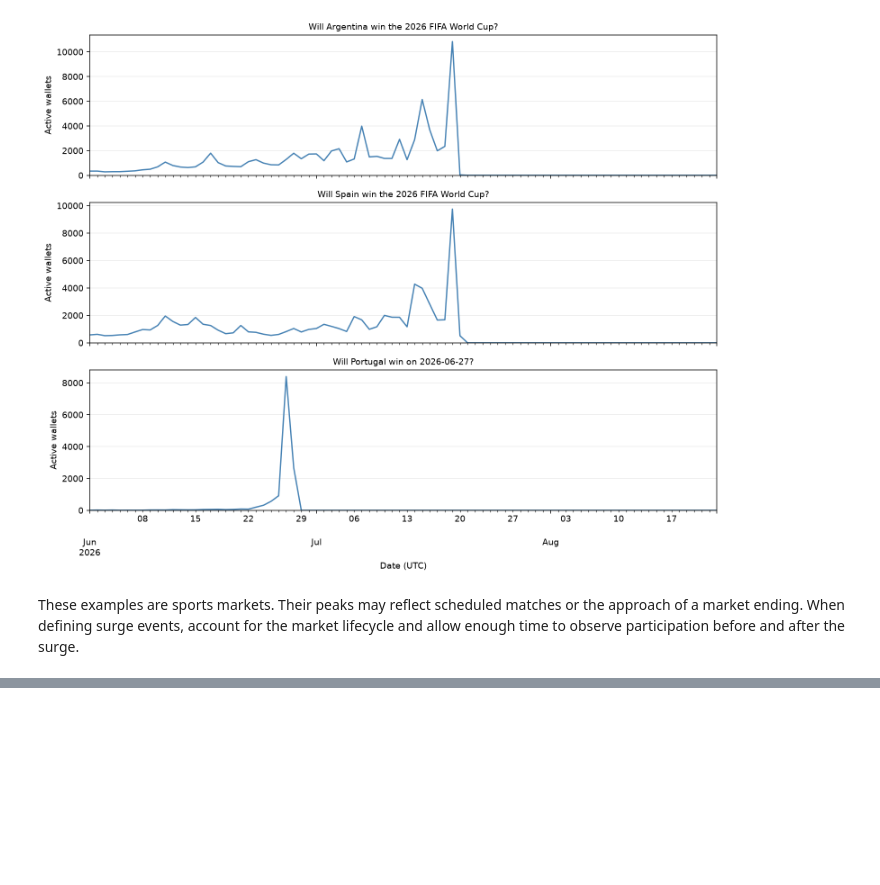
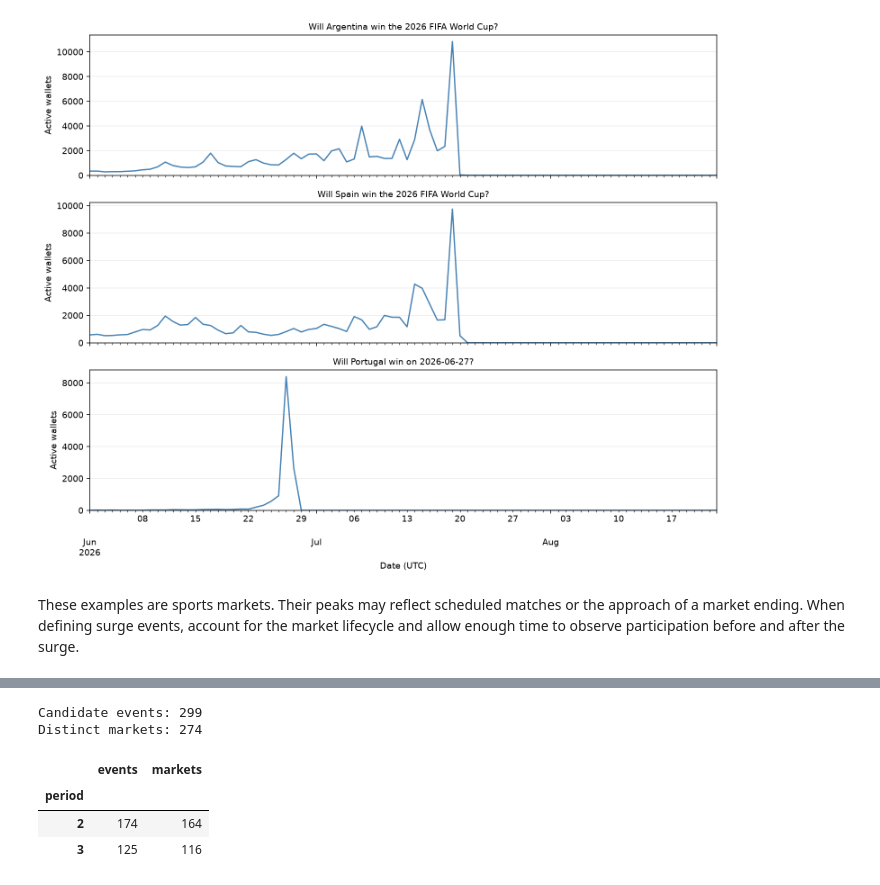
Before and after one commit to Cumuifreer/ucla-stats161-project, a Jupyter notebook: midterm.ipynb, the cells around one changed output, grey strips where cells are left out. Cells and saved outputs as stored; diff of their text form; code cells hidden in the pictures; blank space fills up the shorter version.

```diff
--- a/midterm.ipynb
+++ b/midterm.ipynb
@@ -418,0 +521,26 @@ These examples are sports markets. Their peaks may reflect scheduled matches or
+# %%
+surge_activity["is_surge"] = (
+    (surge_activity["active_wallets"] >= min_wallets)
+    & (surge_activity["growth_ratio"] >= min_growth)
+)
+previous_surge = surge_activity.groupby("market")["is_surge"].shift(1, fill_value=False)
+surge_start = surge_activity["is_surge"] & ~previous_surge
+
+surge_events = surge_activity.loc[
+    surge_start & can_observe,
+    ["market", "title", "period", "day", "active_wallets", "baseline_wallets",
+     "growth_ratio", "market_end"],
+].rename(columns={"day": "surge_day"}).reset_index(drop=True)
+
+print(f"Candidate events: {len(surge_events):,}")
+print(f"Distinct markets: {surge_events['market'].nunique():,}")
+surge_events.groupby("period").agg(
+    events=("market", "size"), markets=("market", "nunique")
+).reindex([2, 3], fill_value=0)
+# %% [output]
+Candidate events: 299
+Distinct markets: 274
+|  | events | markets |
+| period |  |  |
+| 2 | 174 | 164 |
+| 3 | 125 | 116 |
```
Also changed, not shown: parts of 10 cells of this notebook, 1 other file.
